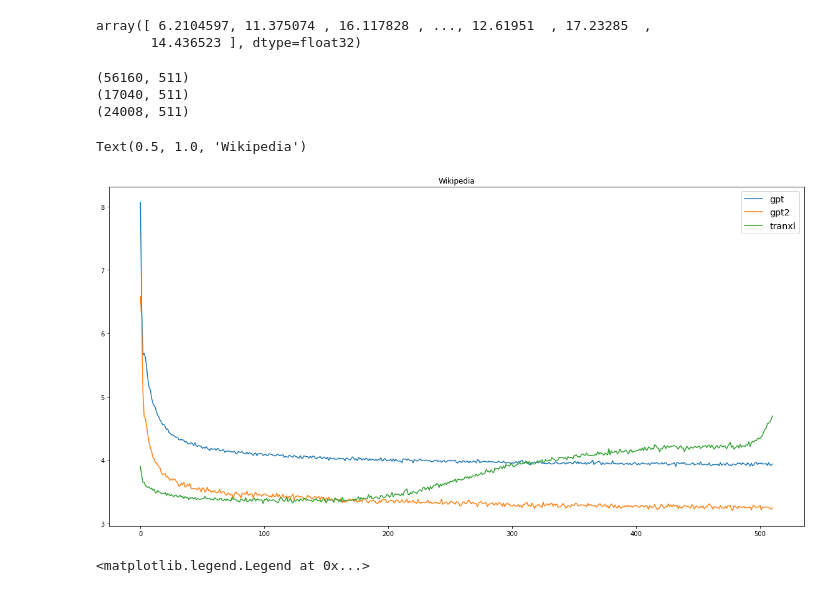
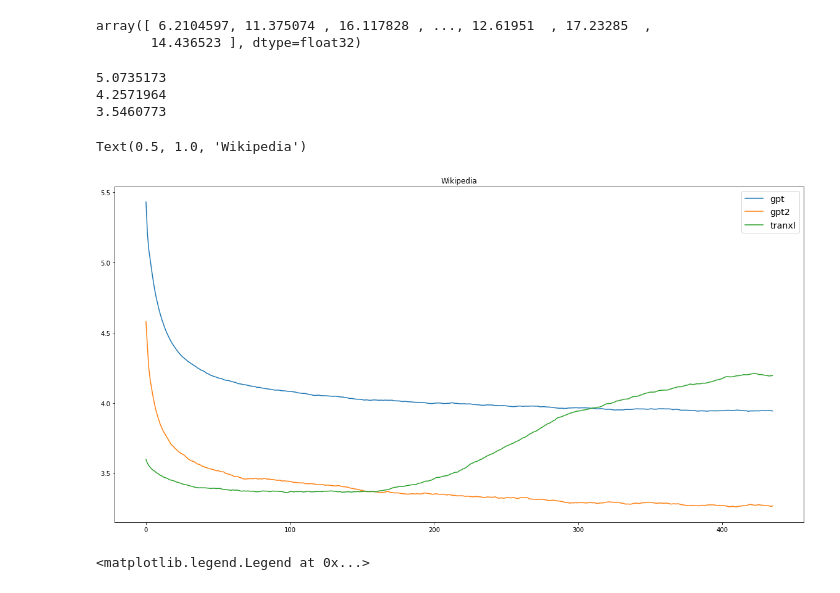
Before and after one commit to daniter-cu/discoher, a Jupyter notebook: notebooks/LRD.ipynb, the cells around one changed output. Drawn from its saved outputs; the diff is of its cells as text; code cells hidden in the pictures.

```diff
--- a/notebooks/LRD.ipynb
+++ b/notebooks/LRD.ipynb
@@ -355,31 +355,33 @@ array([ 6.2104597, 11.375074 , 16.117828 , ..., 12.61951  , 17.23285  ,
 # %%
 names = ["gpt" ,"gpt2","tranxl"]# ,"xlnet"]
 plt.figure(figsize=(20,10))
 
 for name in names:
     test_data = []
     with open("../results/remote_results_test/results-%s.npy" % name, "rb") as f:
         while True:
             try:
                 test_data.append(np.load(f,allow_pickle=True))
             except OSError as e:
                 break
     shaped_data = []
     for data in test_data:
         shaped_data.append(data.reshape(-1, 511))
     shaped_data = np.concatenate(shaped_data)
     mean_data = np.mean(shaped_data, axis=0)
-    print(shaped_data.shape)
-    # plt.plot(moving_average(mean_data[:450], 15), label=name)
-    plt.plot(mean_data, label=name)
+    print(np.mean(shaped_data[:,:25]))
+
+    #print(shaped_data.shape)
+    plt.plot(moving_average(mean_data[:450], 15), label=name)
+    #plt.plot(mean_data, label=name)
 plt.legend(fontsize="x-large")
 plt.title("Wikipedia")
 # %% [output]
-(56160, 511)
-(17040, 511)
-(24008, 511)
+5.0735173
+4.2571964
+3.5460773
 Text(0.5, 1.0, 'Wikipedia')
-[figure, old version]
+[figure, new version]
 # %%
 names = ["gpt" ,"gpt2","tranxl"]# ,"xlnet"]
 plt.figure(figsize=(20,10))
```
Also changed, not shown: parts of 9 cells of this notebook, 3 other files.
